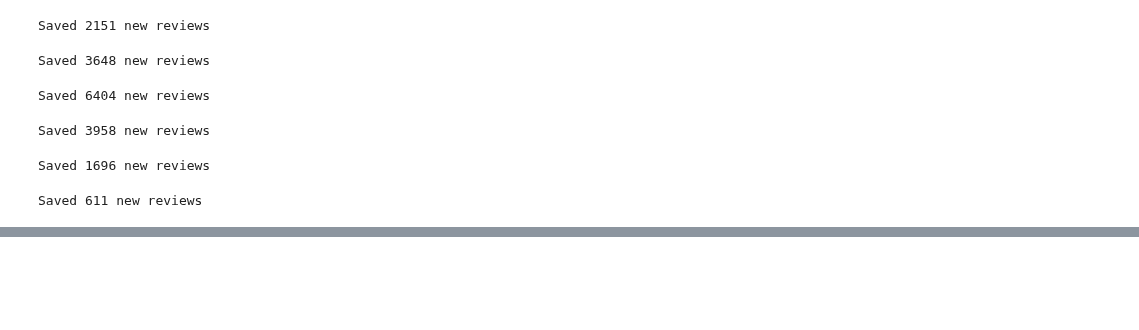
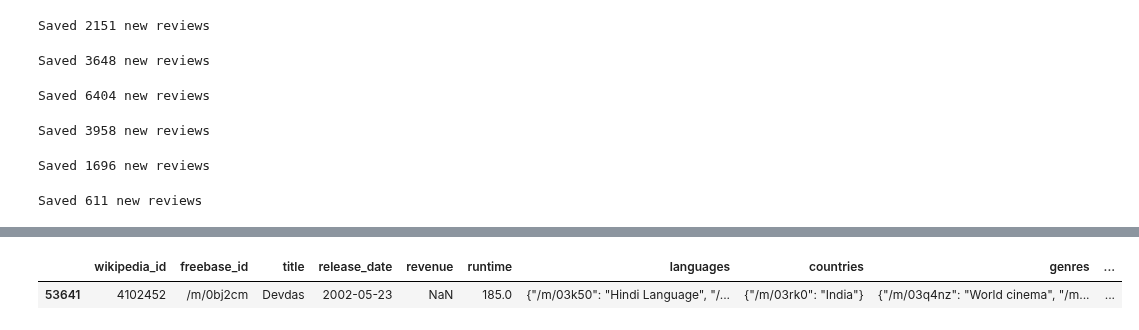
Before and after one commit to epfl-ada/ada-2023-project-radatouille, a Jupyter notebook: scrap.ipynb, the cells around one changed output, grey strips where cells are left out. Saved outputs shown, nothing was run; the diff lists cells and outputs as text; code cells hidden in the pictures; blank space fills up the shorter version.

```diff
--- a/scrap.ipynb
+++ b/scrap.ipynb
@@ -542,0 +645,5 @@ scrap_metacritics(new_cmu_movies.loc[~(new_cmu_movies["imdb_id"].isna()) & ~(new
+# %%
+new_cmu_movies[new_cmu_movies['freebase_id'] == '/m/0bj2cm']
+# %% [output]
+|  | wikipedia_id | freebase_id | title | release_date | revenue | runtime | languages | countries | genres | ... |
+| 53641 | 4102452 | /m/0bj2cm | Devdas | 2002-05-23 | NaN | 185.0 | {"/m/03k50": "Hindi Language", "/... | {"/m/03rk0": "India"} | {"/m/03q4nz": "World cinema", "/m... | ... |
```
Also changed, not shown: parts of 8 cells of this notebook, 2 other files.
